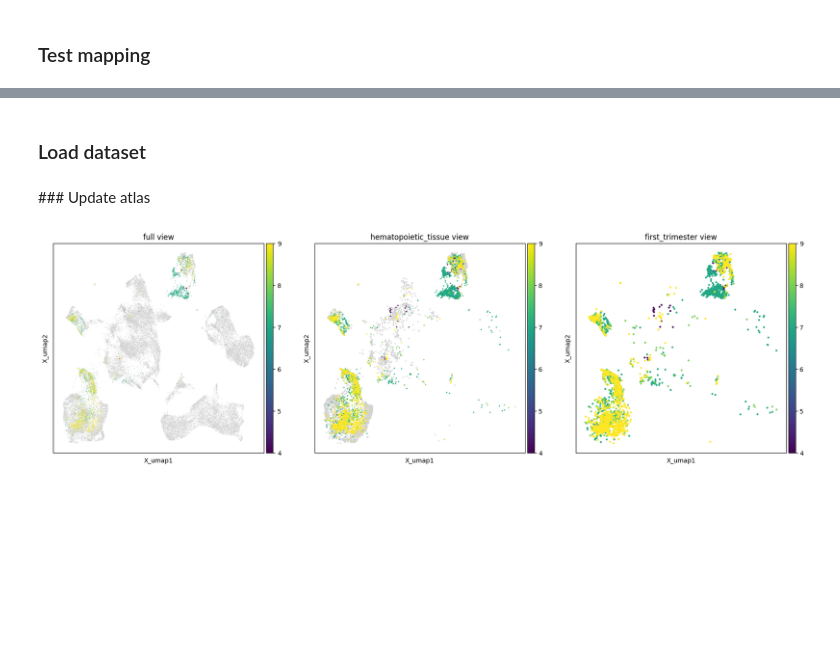
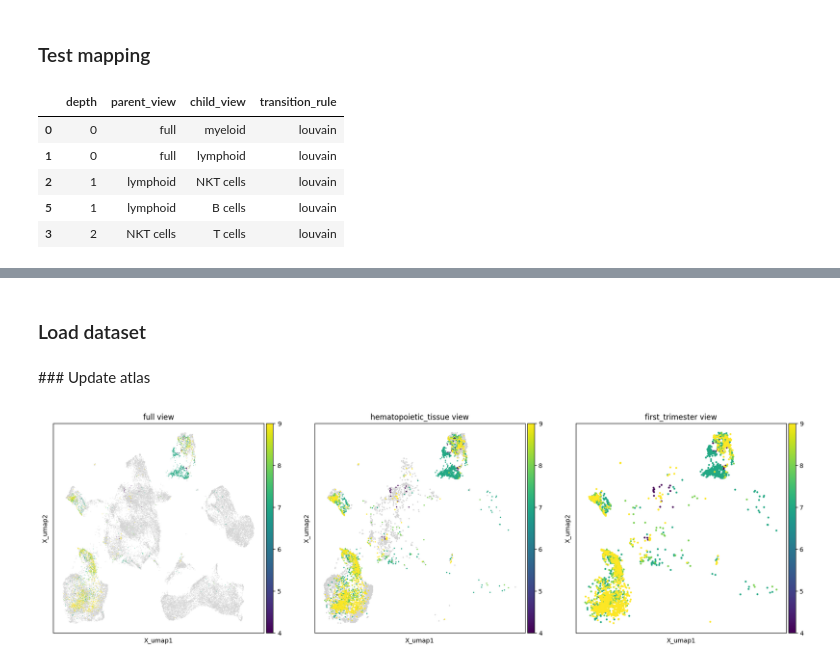
Before and after one commit to scverse-bot/multi-view-atlas, a Jupyter notebook: test_query_mapping.ipynb, the cells around one changed output, grey strips where cells are left out. Drawn from its saved outputs; the diff is of its cells as text; code cells hidden in the pictures; blank space fills up the shorter version.

```diff
--- a/test_query_mapping.ipynb
+++ b/test_query_mapping.ipynb
@@ -14,3 +14,22 @@ import numpy as np
 from typing import List, Dict, Union
 # %%
 import multi_view_atlas as mva
+# %%
+adata = mva.utils.sample_dataset()
+view_assign = adata.obsm['view_assign'].copy()
+adata_dict = {}
+adata_dict['full'] = adata.copy()
+for v in view_assign:
+    adata_dict[v] = adata[view_assign[v] == 1].copy()
+mdata = mudata.MuData(adata_dict)
+mvatlas = mva.tl.MultiViewAtlas(mdata, transition_rule='louvain')
+assert [k.endswith('lymphoid') for k in mvatlas.mdata['lymphoid'].obsm.keys()]
+# %%
+mvatlas.get_view_pairs()
+# %% [output]
+|  | depth | parent_view | child_view | transition_rule |
+| 0 | 0 | full | myeloid | louvain |
+| 1 | 0 | full | lymphoid | louvain |
+| 2 | 1 | lymphoid | NKT cells | louvain |
+| 5 | 1 | lymphoid | B cells | louvain |
+| 3 | 2 | NKT cells | T cells | louvain |
```
Also changed, not shown: parts of 7 cells of this notebook, 3 other files.
